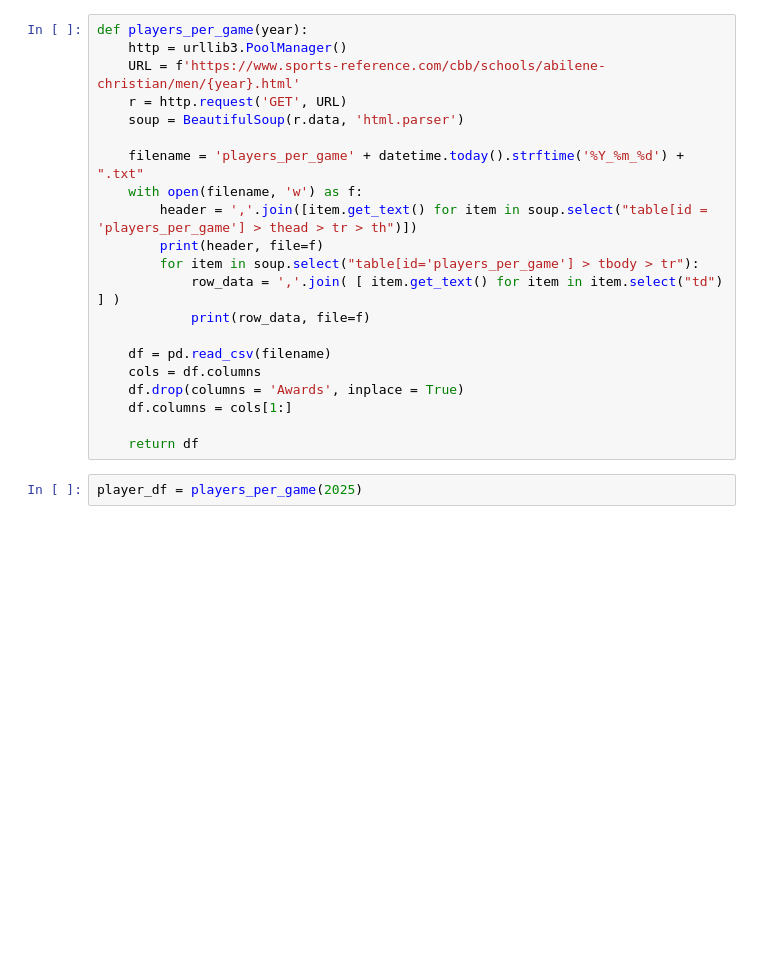
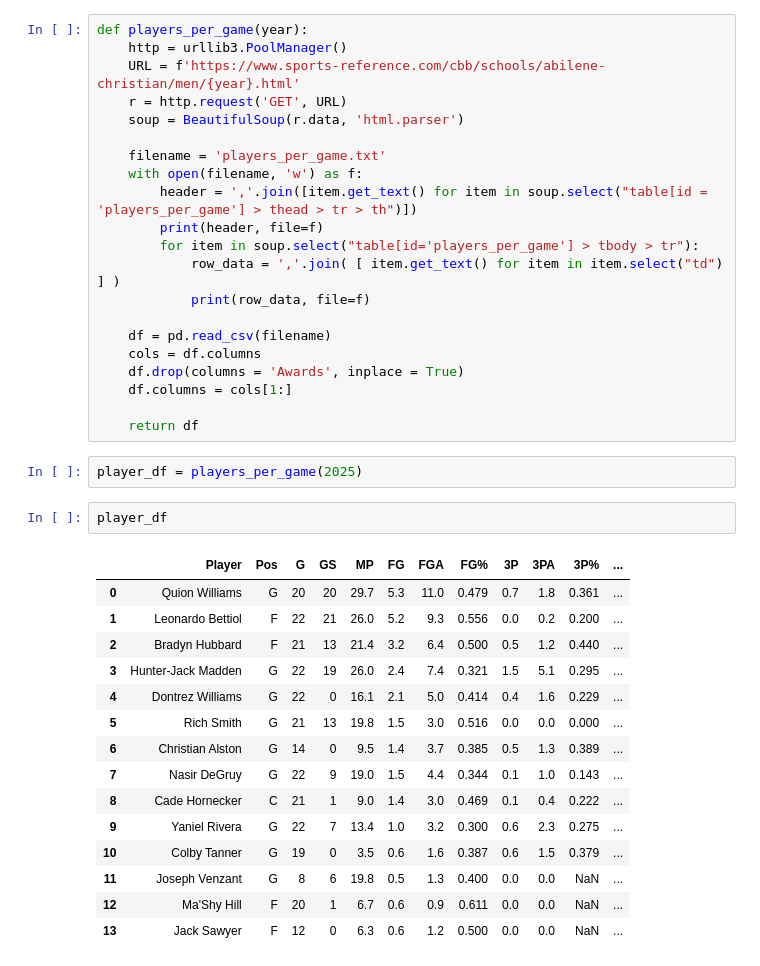
Before and after one commit to ncantle/cbb_prediction, a Jupyter notebook: cbb_eda.ipynb, the cells around one changed output. Cells and saved outputs as stored; diff of their text form; blank space fills up the shorter version.

```diff
--- a/cbb_eda.ipynb
+++ b/cbb_eda.ipynb
@@ -98,7 +98,7 @@ def players_per_game(year):
     r = http.request('GET', URL)
     soup = BeautifulSoup(r.data, 'html.parser')
 
-    filename = 'players_per_game' + datetime.today().strftime('%Y_%m_%d') + ".txt"
+    filename = 'players_per_game.txt'
     with open(filename, 'w') as f:
         header = ','.join([item.get_text() for item in soup.select("table[id = 'players_per_game'] > thead > tr > th")])
         print(header, file=f)
@@ -114,4 +114,22 @@ def players_per_game(year):
     return df
 # %%
 player_df = players_per_game(2025)
+# %%
+player_df
+# %% [output]
+|  | Player | Pos | G | GS | MP | FG | FGA | FG% | 3P | 3PA | 3P% | ... |
+| 0 | Quion Williams | G | 20 | 20 | 29.7 | 5.3 | 11.0 | 0.479 | 0.7 | 1.8 | 0.361 | ... |
+| 1 | Leonardo Bettiol | F | 22 | 21 | 26.0 | 5.2 | 9.3 | 0.556 | 0.0 | 0.2 | 0.200 | ... |
+| 2 | Bradyn Hubbard | F | 21 | 13 | 21.4 | 3.2 | 6.4 | 0.500 | 0.5 | 1.2 | 0.440 | ... |
+| 3 | Hunter-Jack Madden | G | 22 | 19 | 26.0 | 2.4 | 7.4 | 0.321 | 1.5 | 5.1 | 0.295 | ... |
+| 4 | Dontrez Williams | G | 22 | 0 | 16.1 | 2.1 | 5.0 | 0.414 | 0.4 | 1.6 | 0.229 | ... |
+| 5 | Rich Smith | G | 21 | 13 | 19.8 | 1.5 | 3.0 | 0.516 | 0.0 | 0.0 | 0.000 | ... |
+| 6 | Christian Alston | G | 14 | 0 | 9.5 | 1.4 | 3.7 | 0.385 | 0.5 | 1.3 | 0.389 | ... |
+| 7 | Nasir DeGruy | G | 22 | 9 | 19.0 | 1.5 | 4.4 | 0.344 | 0.1 | 1.0 | 0.143 | ... |
+| 8 | Cade Hornecker | C | 21 | 1 | 9.0 | 1.4 | 3.0 | 0.469 | 0.1 | 0.4 | 0.222 | ... |
+| 9 | Yaniel Rivera | G | 22 | 7 | 13.4 | 1.0 | 3.2 | 0.300 | 0.6 | 2.3 | 0.275 | ... |
+| 10 | Colby Tanner | G | 19 | 0 | 3.5 | 0.6 | 1.6 | 0.387 | 0.6 | 1.5 | 0.379 | ... |
+| 11 | Joseph Venzant | G | 8 | 6 | 19.8 | 0.5 | 1.3 | 0.400 | 0.0 | 0.0 | NaN | ... |
+| 12 | Ma'Shy Hill | F | 20 | 1 | 6.7 | 0.6 | 0.9 | 0.611 | 0.0 | 0.0 | NaN | ... |
+| 13 | Jack Sawyer | F | 12 | 0 | 6.3 | 0.6 | 1.2 | 0.500 | 0.0 | 0.0 | NaN | ... |
 # %%
```
Also changed, not shown: parts of 3 cells of this notebook, 8 other files.
